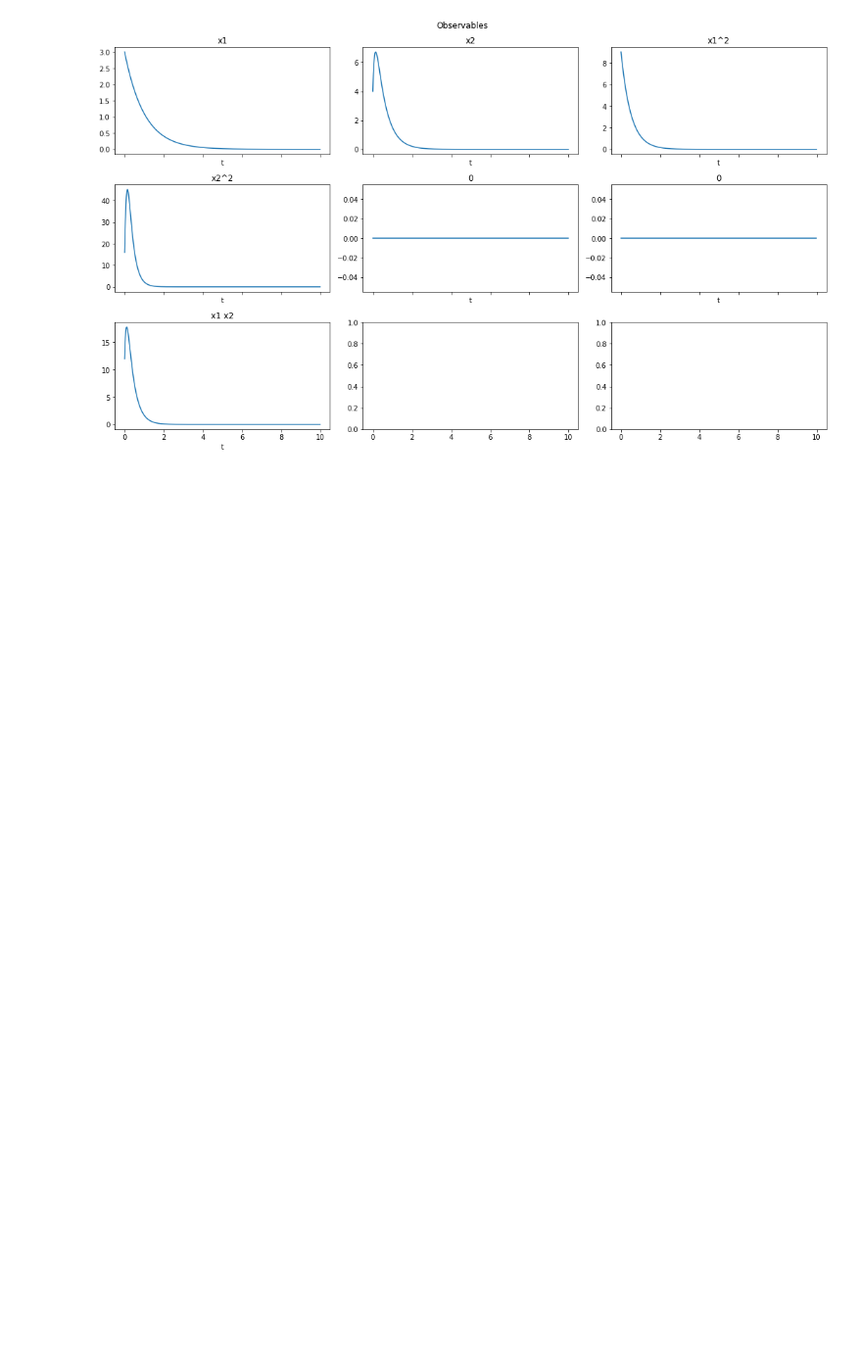
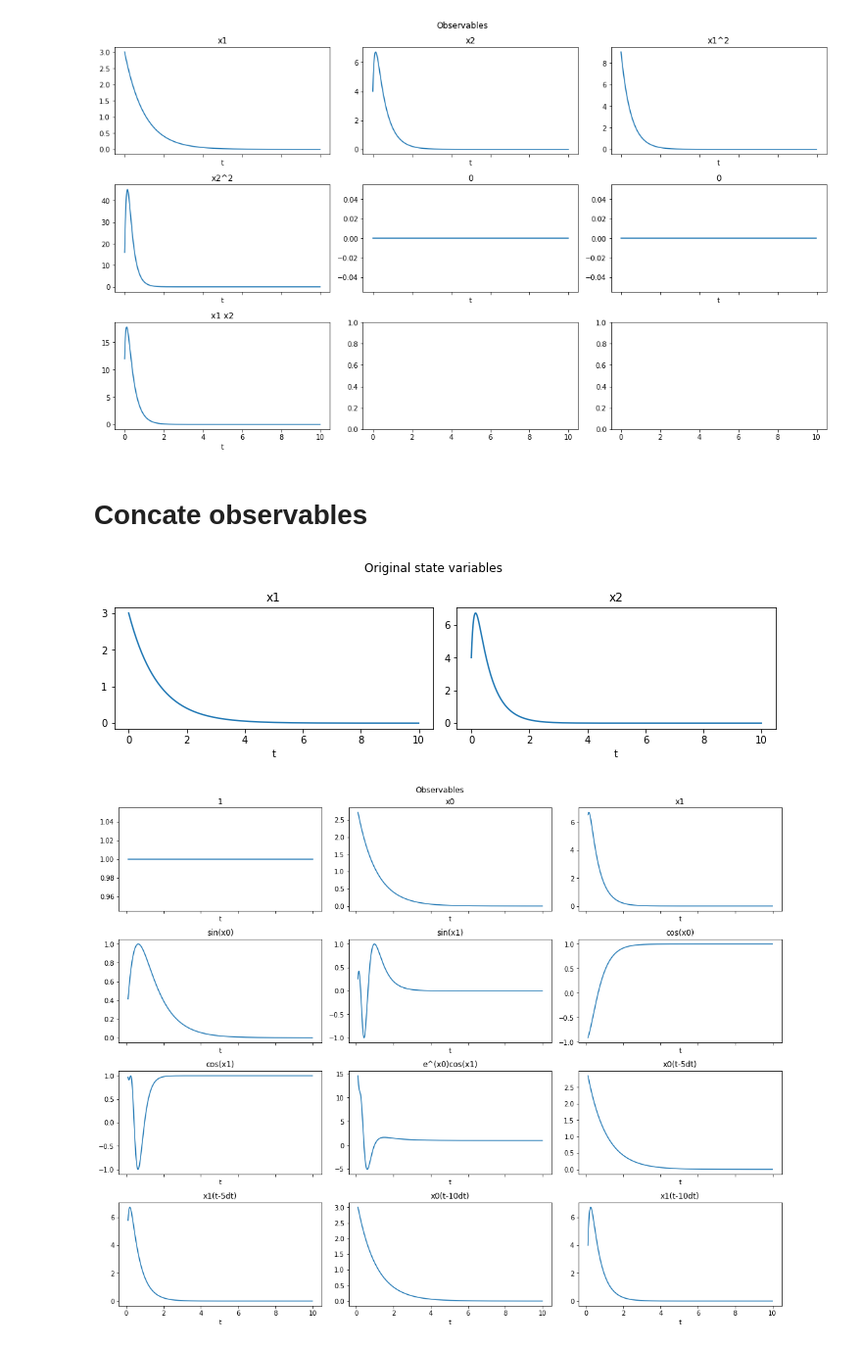
Before and after one commit to dynamicslab/pykoopman, a Jupyter notebook: examples/observables.ipynb, the cells around one changed output. Shown: that part at 98% size. Cells and saved outputs as stored; diff of their text form; code cells hidden in the pictures; blank space fills up the shorter version.

```diff
--- a/examples/observables.ipynb
+++ b/examples/observables.ipynb
@@ -144,3 +148,33 @@ plot_observables(obs, x_train, t_train, input_features=input_features)
 # %% [output]
 [figure]
 [figure]
+# %% [markdown]
+# Concate observables
+# %%
+# first observable: from Polynomial combinations
+ob1 = pk.observables.Polynomial(degree=1)
+
+# second observable: from CustomObservables of univariate functions
+observables = [lambda x: np.sin(x), lambda x: np.cos(x), lambda x, y: np.exp(x)*np.cos(y)]
+observable_names = [
+    lambda s: f"sin({s})",
+    lambda s: f"cos({s})",
+    lambda s, t: f"e^({s})cos({t})",
+]
+ob2 = pk.observables.CustomObservables(observables, observable_names=observable_names)
+
+# third observable: a time delay observable
+delay = 5 # dt
+n_delays = 2
+t_delay = t_train[delay * n_delays:]
+ob3 = pk.observables.TimeDelay(delay=delay, n_delays=n_delays)
+
+# plot_observables(obs, x_train, t_train, input_features=input_features, t_delay=t_delay)
+
+
+obs = ob1 + ob2 + ob3
+
+plot_observables(obs, x_train, t_train, input_features=input_features, t_delay=t_delay)
+# %% [output]
+[figure, added]
+[figure, added]
```
Also changed, not shown: parts of 3 cells of this notebook, 7 other files.
